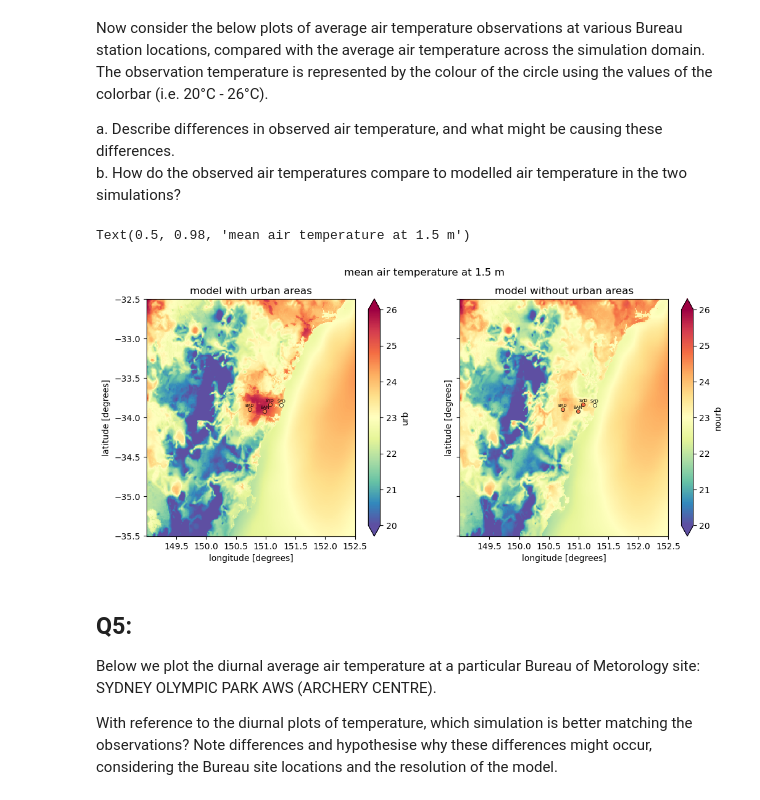
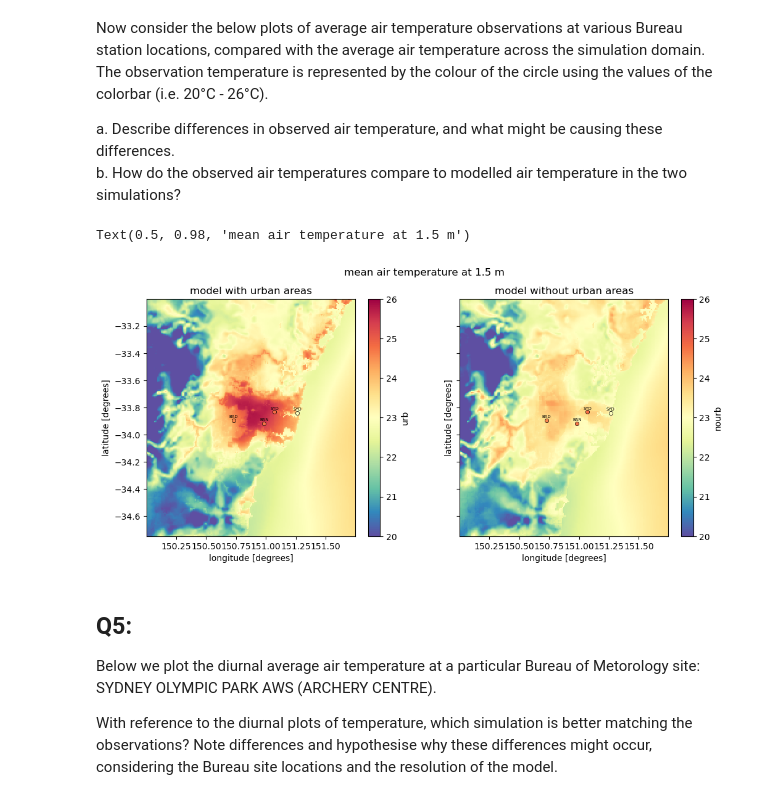
Before and after one commit to 21centuryweather/RNS_Sydney_1km, a Jupyter notebook: plotting_code/nb_lab.ipynb, the cells around one changed output. Cells and saved outputs as stored; diff of their text form; code cells hidden in the pictures.

```diff
--- a/plotting_code/nb_lab.ipynb
+++ b/plotting_code/nb_lab.ipynb
@@ -142,28 +142,28 @@ b. How do the observed air temperatures compare to modelled air temperature in t
 # %%
 # plot figures
 fig,axes = plt.subplots(nrows=1,ncols=2, figsize=(12,5), sharey=True)
 
 for ax, exp in zip(axes.flatten(), ['urb','nourb']):
-    subset = ds[exp].mean('time')
-    # subset = ds[exp].sel(latitude=slice(-34.75,-33),longitude=slice(150,152)).mean('time')
-    im = subset.plot(ax=ax, cmap = 'Spectral_r', vmin=20, vmax=26)
+    # subset = ds[exp].mean('time')
+    subset = ds[exp].sel(latitude=slice(-34.75,-33),longitude=slice(150,151.75)).mean('time')
+    im = subset.plot(ax=ax, cmap = 'Spectral_r', vmin=20, vmax=26, extend='neither')
     # include obsevations
     for station in station_ids:
         name = obs_ds[station].station_name
         lat, lon = obs_ds[station].latitude, obs_ds[station].longitude
         obs_val = obs[station].mean()
         ax.scatter(lon,lat, c=obs_val, norm=im.norm,
                    cmap=im.cmap, marker='o', s=20, edgecolors='k', linewidth=0.5, zorder=10)
         ax.annotate(text=name[:3], xycoords='data', xy=(lon,lat), xytext=(0,3),
                 textcoords='offset points', fontsize=5,color='k',ha='center', zorder=10)
 
 
 axes[0].set_title('model with urban areas')
 axes[1].set_title('model without urban areas')
 fig.suptitle('mean air temperature at 1.5 m')
 # %% [output]
 Text(0.5, 0.98, 'mean air temperature at 1.5 m')
-[figure, old version]
+[figure, new version]
 # %% [markdown]
 ## Q5:
 Below we plot the diurnal average air temperature at a particular Bureau of Metorology site: SYDNEY OLYMPIC PARK AWS (ARCHERY CENTRE).
```
Also changed, not shown: parts of 1 cell of this notebook.
